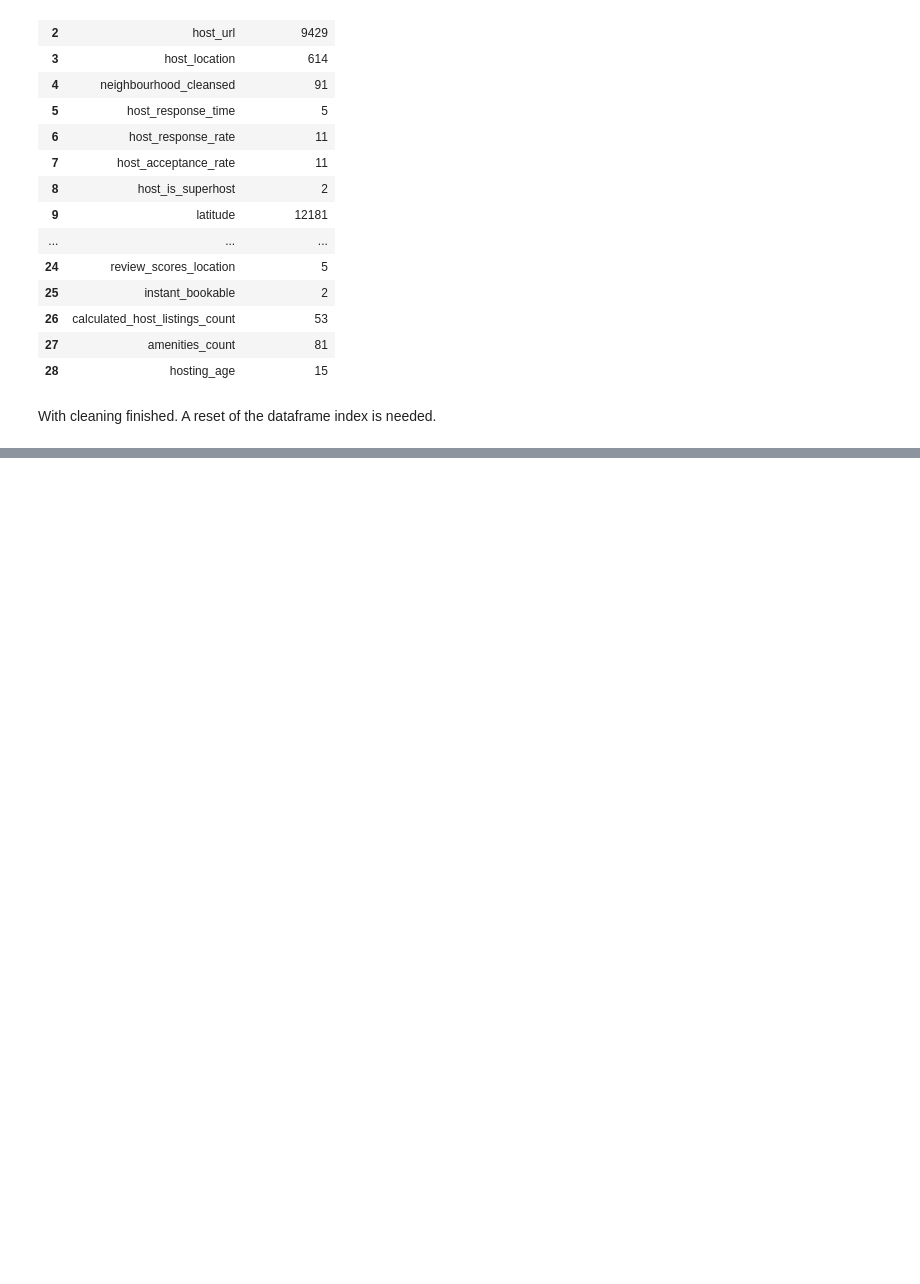
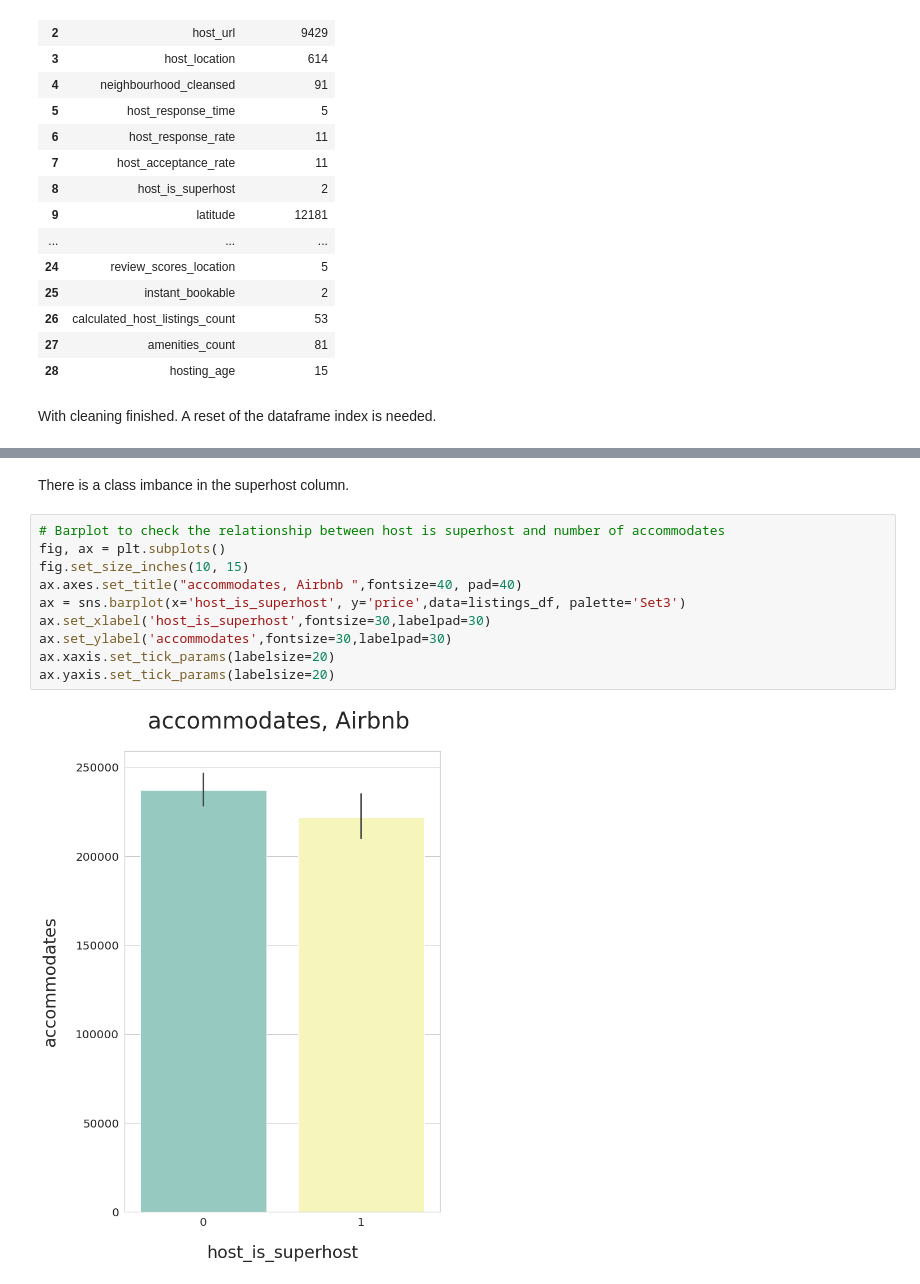
Before and after one commit to Nickimani/Airbnb_Project, a Jupyter notebook: Airbnb_Notebook.ipynb, the cells around one changed output, grey strips where cells are left out. Saved outputs shown, nothing was run; the diff lists cells and outputs as text; blank space fills up the shorter version.

```diff
--- a/Airbnb_Notebook.ipynb
+++ b/Airbnb_Notebook.ipynb
@@ -895,0 +823,14 @@ listings_df.reset_index(drop=True, inplace=True)
+# %% [markdown]
+There is a class imbance in the superhost column.
+# %%
+# Barplot to check the relationship between host is superhost and number of accommodates
+fig, ax = plt.subplots()
+fig.set_size_inches(10, 15)
+ax.axes.set_title("accommodates, Airbnb ",fontsize=40, pad=40)
+ax = sns.barplot(x='host_is_superhost', y='price',data=listings_df, palette='Set3')
+ax.set_xlabel('host_is_superhost',fontsize=30,labelpad=30)
+ax.set_ylabel('accommodates',fontsize=30,labelpad=30)
+ax.xaxis.set_tick_params(labelsize=20)
+ax.yaxis.set_tick_params(labelsize=20)
+# %% [output]
+[figure, added]
```
Also changed, not shown: parts of 194 cells of this notebook.
